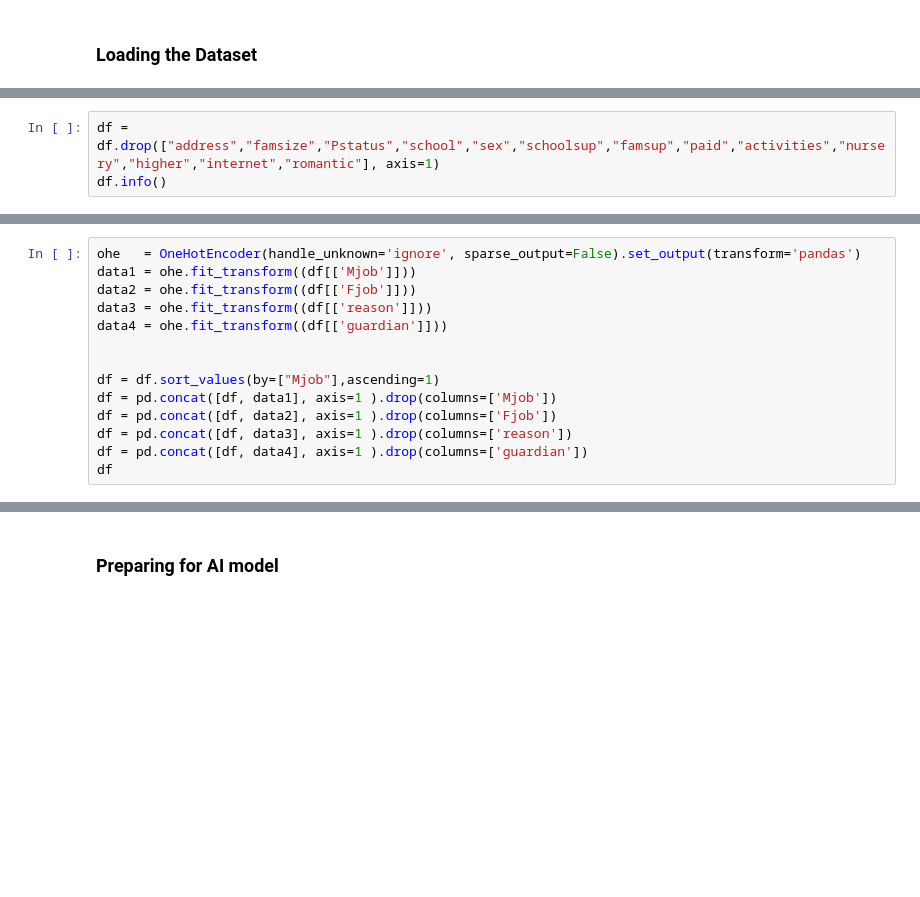
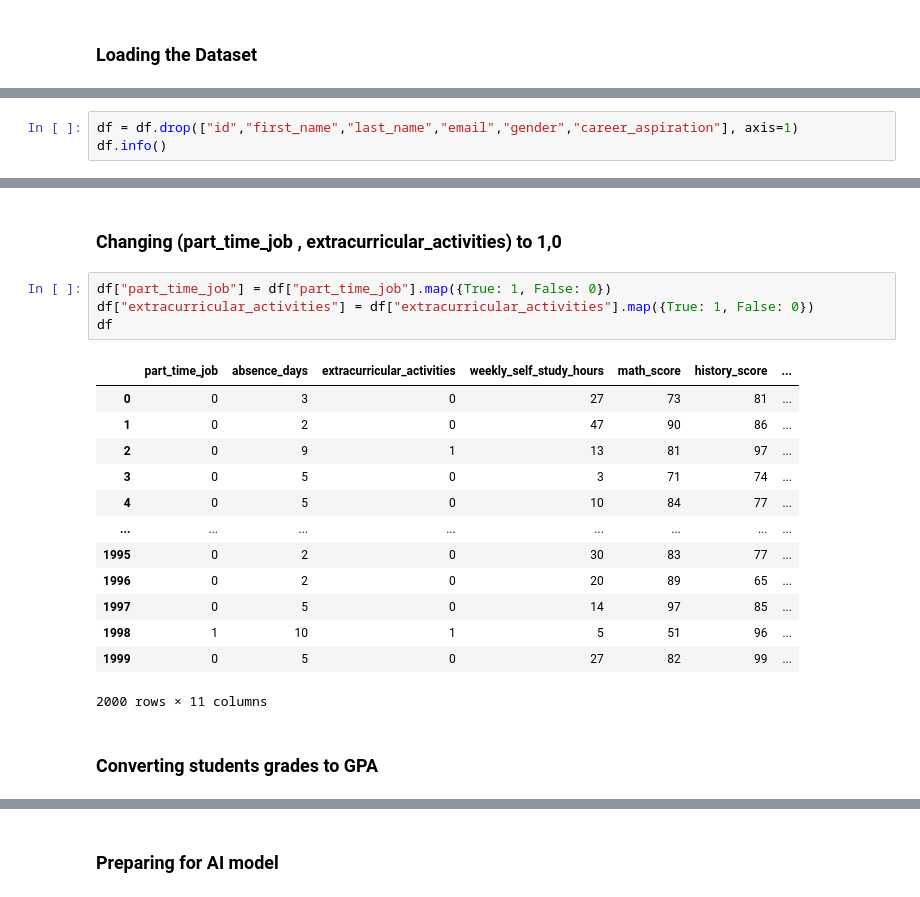
Before and after one commit to HnarimanH/Student-score-prediction, a Jupyter notebook: student_model.ipynb, the cells around one changed output, grey strips where cells are left out. Drawn from its saved outputs; the diff is of its cells as text; blank space fills up the shorter version.

Commit message:
changed student_data

```diff
--- a/student_model.ipynb
+++ b/student_model.ipynb
@@ -32,3 +31,0 @@ df
-# %%
-df = df.drop(["address","famsize","Pstatus","school","sex","schoolsup","famsup","paid","activities","nursery","higher","internet","romantic"], axis=1)
-df.info()
@@ -55,14 +31,0 @@ memory usage: 61.8+ KB
-# %%
-ohe   = OneHotEncoder(handle_unknown='ignore', sparse_output=False).set_output(transform='pandas')
-data1 = ohe.fit_transform((df[['Mjob']]))
-data2 = ohe.fit_transform((df[['Fjob']]))
-data3 = ohe.fit_transform((df[['reason']]))
-data4 = ohe.fit_transform((df[['guardian']]))
-
-
-df = df.sort_values(by=["Mjob"],ascending=1)
-df = pd.concat([df, data1], axis=1 ).drop(columns=['Mjob'])
-df = pd.concat([df, data2], axis=1 ).drop(columns=['Fjob'])
-df = pd.concat([df, data3], axis=1 ).drop(columns=['reason'])
-df = pd.concat([df, data4], axis=1 ).drop(columns=['guardian'])
-df
@@ -82,0 +32,3 @@ df
+# %%
+df = df.drop(["id","first_name","last_name","email","gender","career_aspiration"], axis=1)
+df.info()
@@ -82,0 +54,22 @@ df
+# %% [markdown]
+### Changing (part_time_job , extracurricular_activities) to 1,0
+# %%
+df["part_time_job"] = df["part_time_job"].map({True: 1, False: 0})
+df["extracurricular_activities"] = df["extracurricular_activities"].map({True: 1, False: 0})
+df
+# %% [output]
+|  | part_time_job | absence_days | extracurricular_activities | weekly_self_study_hours | math_score | history_score | ... |
+| 0 | 0 | 3 | 0 | 27 | 73 | 81 | ... |
+| 1 | 0 | 2 | 0 | 47 | 90 | 86 | ... |
+| 2 | 0 | 9 | 1 | 13 | 81 | 97 | ... |
+| 3 | 0 | 5 | 0 | 3 | 71 | 74 | ... |
+| 4 | 0 | 5 | 0 | 10 | 84 | 77 | ... |
+| ... | ... | ... | ... | ... | ... | ... | ... |
+| 1995 | 0 | 2 | 0 | 30 | 83 | 77 | ... |
+| 1996 | 0 | 2 | 0 | 20 | 89 | 65 | ... |
+| 1997 | 0 | 5 | 0 | 14 | 97 | 85 | ... |
+| 1998 | 1 | 10 | 1 | 5 | 51 | 96 | ... |
+| 1999 | 0 | 5 | 0 | 27 | 82 | 99 | ... |
+2000 rows × 11 columns
+# %% [markdown]
+### Converting students grades to GPA
```
Also changed, not shown: parts of 8 cells of this notebook, 1 other file.
